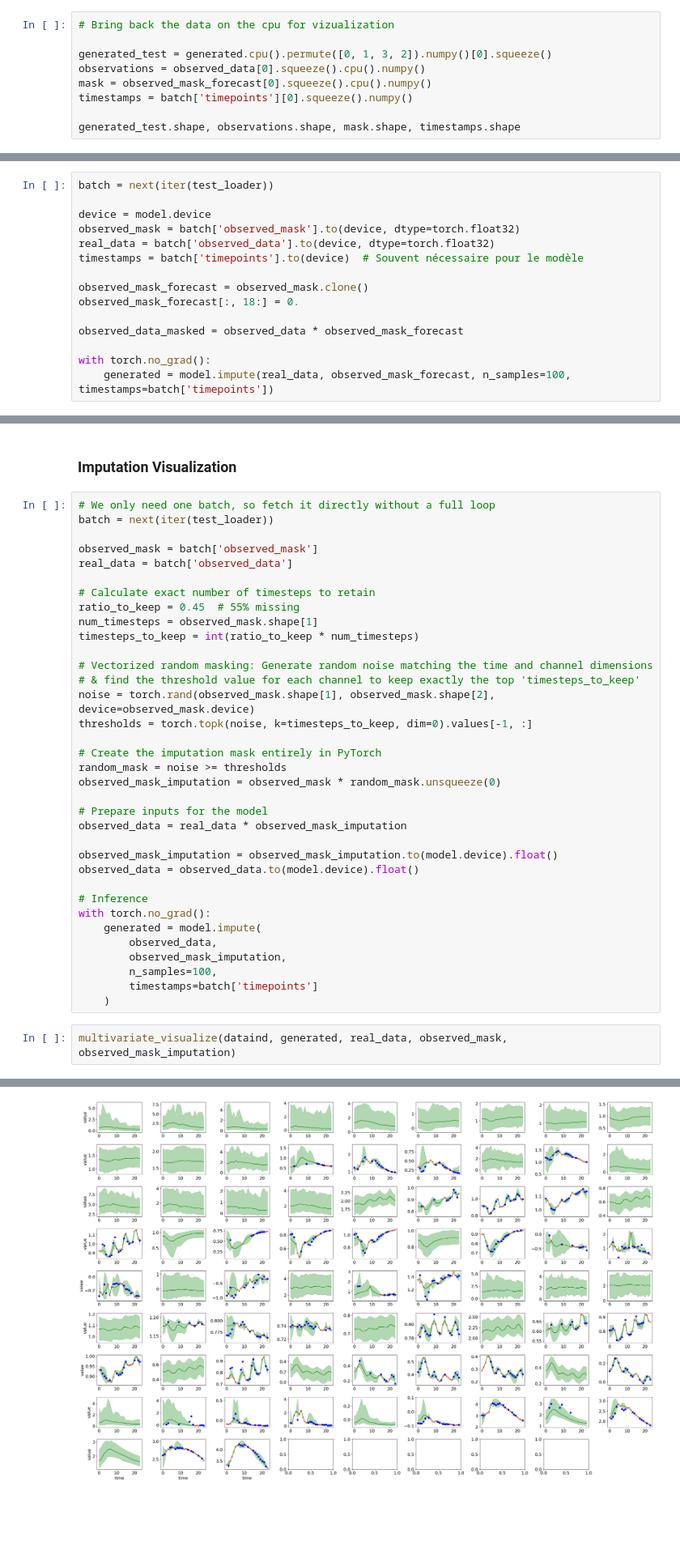
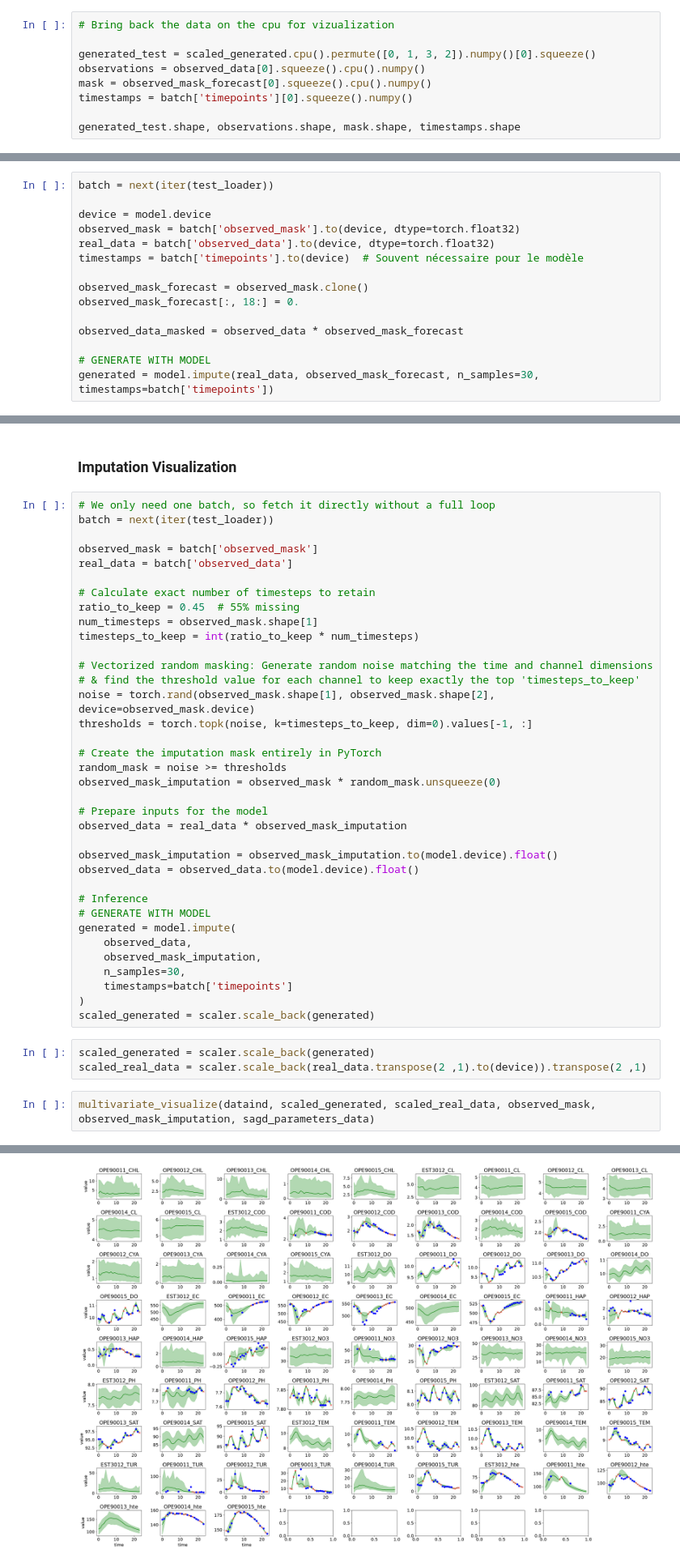
Before and after one commit to Pumafi/transformer_diffusion_hydrology, a Jupyter notebook: notebooks/custom_architecture_ope_data.ipynb, the cells around one changed output, grey strips where cells are left out. Shown at 81% size. Cells and saved outputs as stored; diff of their text form; blank space fills up the shorter version.

```diff
--- a/notebooks/custom_architecture_ope_data.ipynb
+++ b/notebooks/custom_architecture_ope_data.ipynb
@@ -265,7 +171,7 @@ tensor([[0.2841, 0.2387, 0.3214, 0.3577, 0.3681, 0.3949, 0.6648, 0.4675, 0.4386,
 # %%
 # Bring back the data on the cpu for vizualization
 
-generated_test = generated.cpu().permute([0, 1, 3, 2]).numpy()[0].squeeze()
+generated_test = scaled_generated.cpu().permute([0, 1, 3, 2]).numpy()[0].squeeze()
 observations = observed_data[0].squeeze().cpu().numpy()
 mask = observed_mask_forecast[0].squeeze().cpu().numpy()
 timestamps = batch['timepoints'][0].squeeze().numpy()
@@ -334,5 +262,5 @@ observed_mask_forecast[:, 18:] = 0.
 
 observed_data_masked = observed_data * observed_mask_forecast
 
-with torch.no_grad():
-    generated = model.impute(real_data, observed_mask_forecast, n_samples=100, timestamps=batch['timepoints'])
+# GENERATE WITH MODEL
+generated = model.impute(real_data, observed_mask_forecast, n_samples=30, timestamps=batch['timepoints'])
@@ -432,14 +425,18 @@ observed_mask_imputation = observed_mask_imputation.to(model.device).float()
 observed_data = observed_data.to(model.device).float()
 
 # Inference
-with torch.no_grad():
-    generated = model.impute(
-        observed_data,
-        observed_mask_imputation,
-        n_samples=100,
-        timestamps=batch['timepoints']
-    )
+# GENERATE WITH MODEL
+generated = model.impute(
+    observed_data,
+    observed_mask_imputation,
+    n_samples=30,
+    timestamps=batch['timepoints']
+)
+scaled_generated = scaler.scale_back(generated)
+# %%
+scaled_generated = scaler.scale_back(generated)
+scaled_real_data = scaler.scale_back(real_data.transpose(2 ,1).to(device)).transpose(2 ,1)
 # %%
-multivariate_visualize(dataind, generated, real_data, observed_mask, observed_mask_imputation)
+multivariate_visualize(dataind, scaled_generated, scaled_real_data, observed_mask, observed_mask_imputation, sagd_parameters_data)
 # %% [output]
 (<Figure size 3000x2000 with 80 Axes>,
@@ -465 +459 @@ multivariate_visualize(dataind, generated, real_data, observed_mask, observed_ma
-[figure, old version]
+[figure, new version]
```
Also changed, not shown: parts of 23 cells of this notebook, 30 other files.
